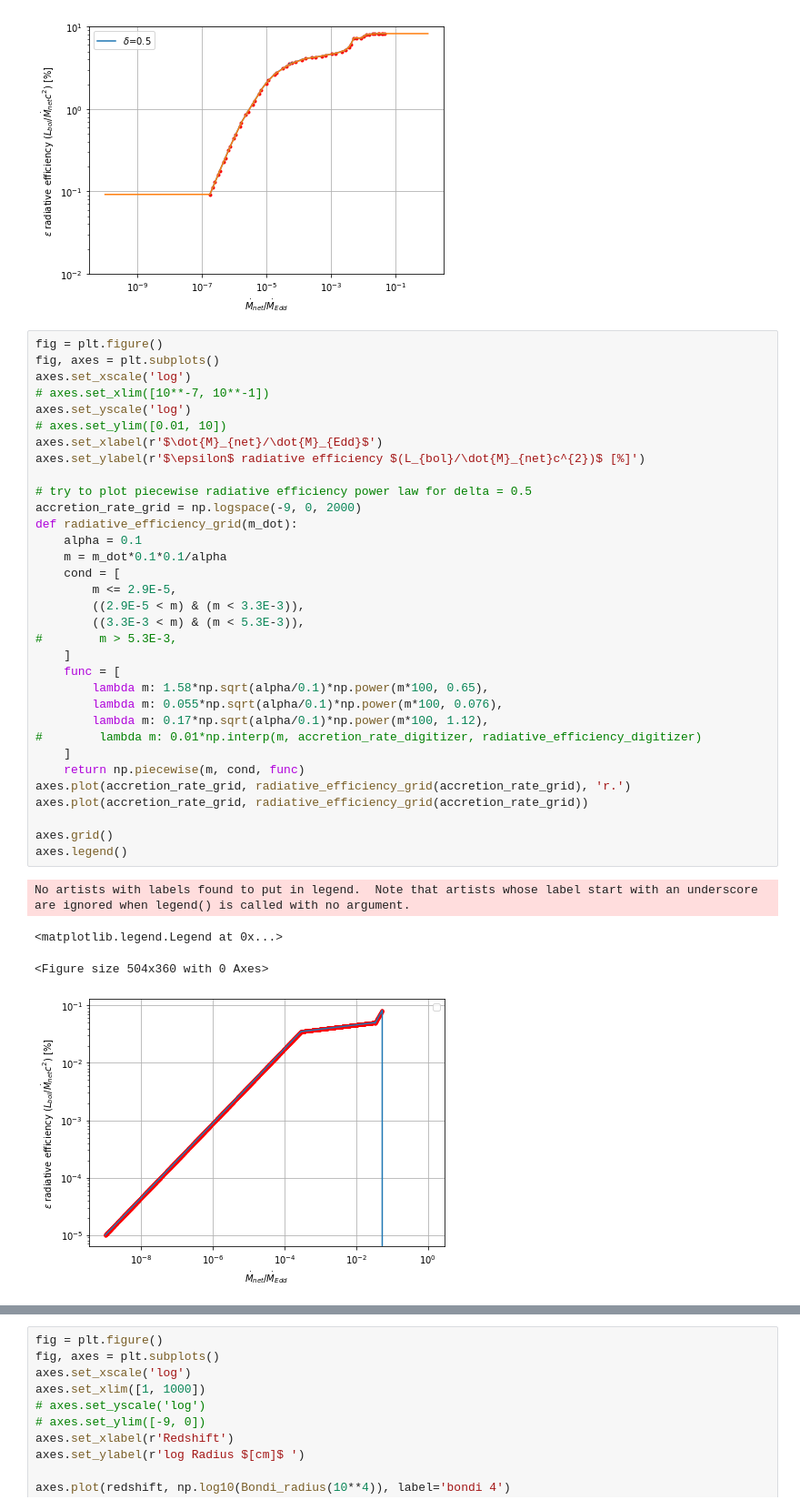
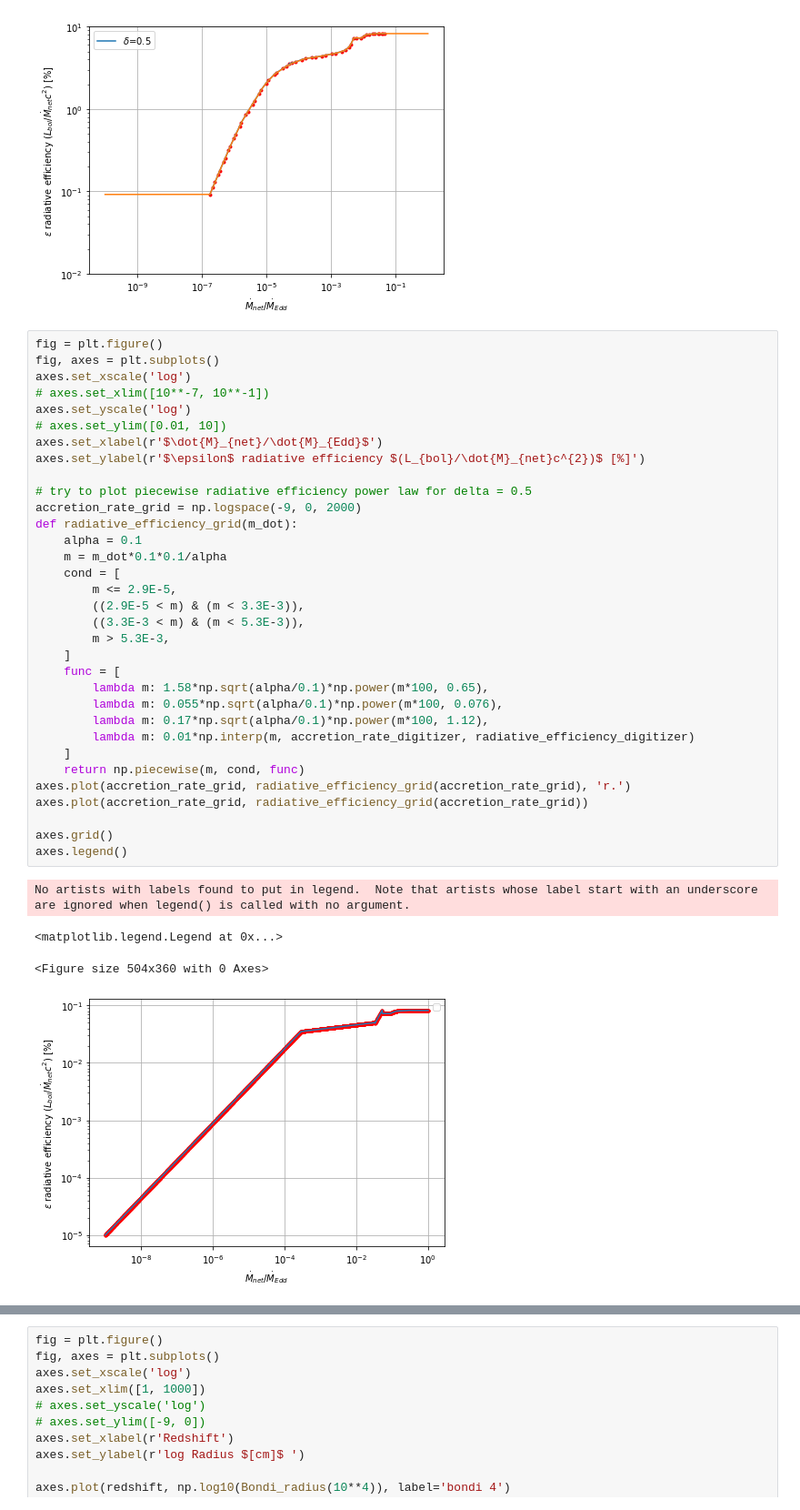
Before and after one commit to newspaperhinson/PBHAccretion, a Jupyter notebook: main.ipynb, the cells around one changed output, grey strips where cells are left out. Shown at 91% size. Saved outputs shown, nothing was run; the diff lists cells and outputs as text.

```diff
--- a/main.ipynb
+++ b/main.ipynb
@@ -163,36 +163,36 @@ axes.set_xscale('log')
 axes.set_yscale('log')
 # axes.set_ylim([0.01, 10])
 axes.set_xlabel(r'$\dot{M}_{net}/\dot{M}_{Edd}$')
 axes.set_ylabel(r'$\epsilon$ radiative efficiency $(L_{bol}/\dot{M}_{net}c^{2})$ [%]')
 
 # try to plot piecewise radiative efficiency power law for delta = 0.5
 accretion_rate_grid = np.logspace(-9, 0, 2000)
 def radiative_efficiency_grid(m_dot):
     alpha = 0.1
     m = m_dot*0.1*0.1/alpha
     cond = [
         m <= 2.9E-5,
         ((2.9E-5 < m) & (m < 3.3E-3)),
         ((3.3E-3 < m) & (m < 5.3E-3)),
-#        m > 5.3E-3,
+        m > 5.3E-3,
     ]
     func = [
         lambda m: 1.58*np.sqrt(alpha/0.1)*np.power(m*100, 0.65),
         lambda m: 0.055*np.sqrt(alpha/0.1)*np.power(m*100, 0.076),
         lambda m: 0.17*np.sqrt(alpha/0.1)*np.power(m*100, 1.12),
-#        lambda m: 0.01*np.interp(m, accretion_rate_digitizer, radiative_efficiency_digitizer)
+        lambda m: 0.01*np.interp(m, accretion_rate_digitizer, radiative_efficiency_digitizer)
     ]
     return np.piecewise(m, cond, func)
 axes.plot(accretion_rate_grid, radiative_efficiency_grid(accretion_rate_grid), 'r.')
 axes.plot(accretion_rate_grid, radiative_efficiency_grid(accretion_rate_grid))
 
 axes.grid()
 axes.legend()
 # %% [output]
 No artists with labels found to put in legend.  Note that artists whose label start with an underscore are ignored when legend() is called with no argument.
 <matplotlib.legend.Legend at 0x...>
 <Figure size 504x360 with 0 Axes>
-[figure, old version]
+[figure, new version]
 # %%
 fig = plt.figure()
 fig, axes = plt.subplots()
```
Also changed, not shown: parts of 1 cell of this notebook.
